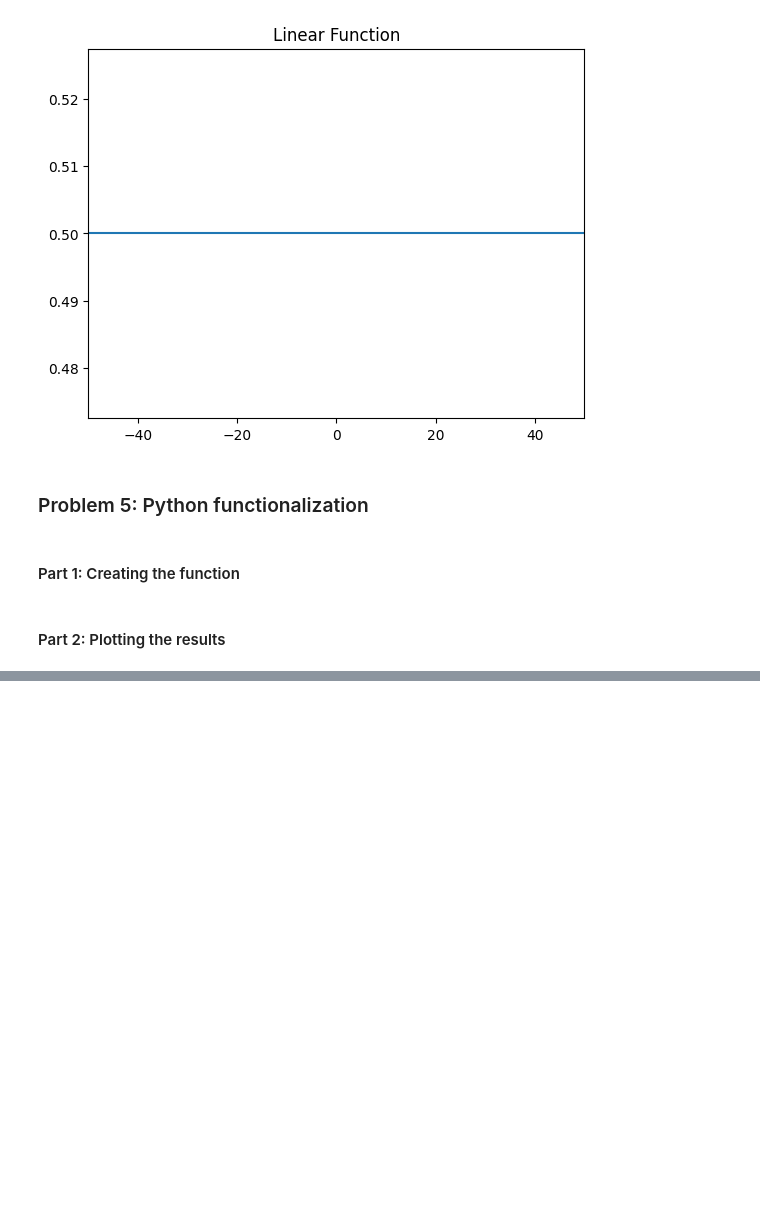
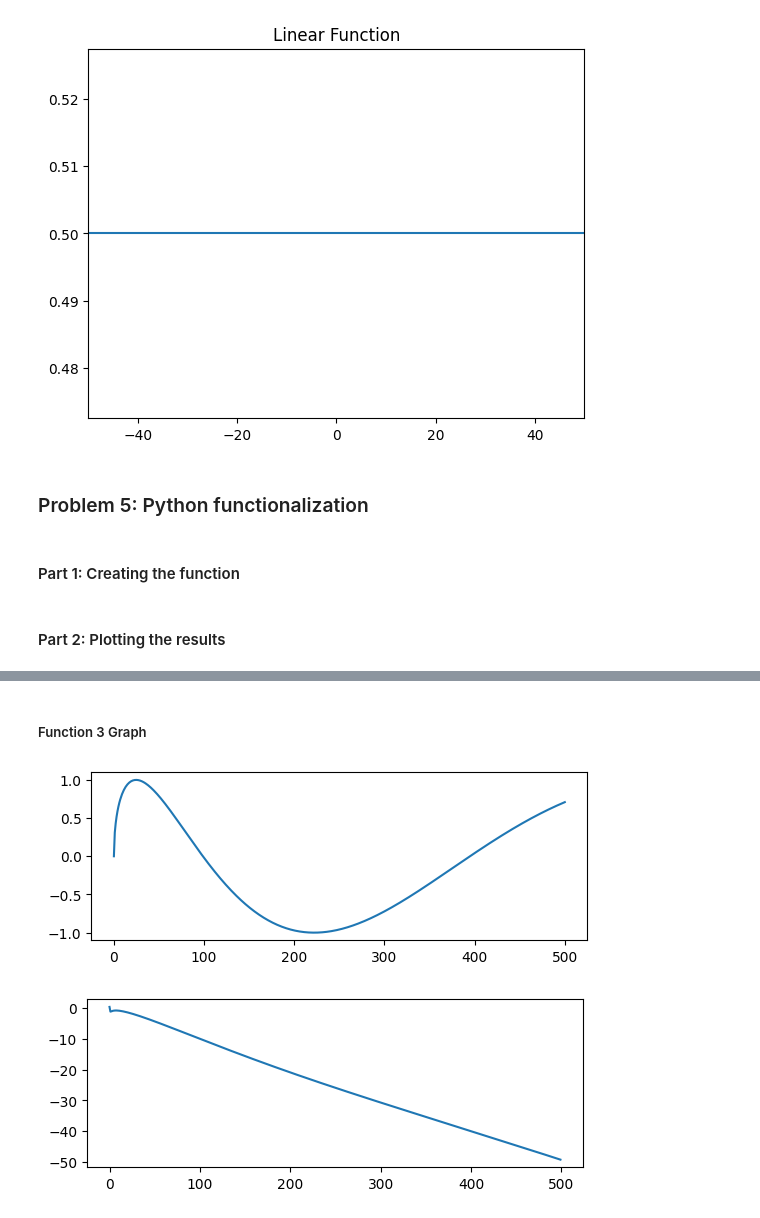
Before and after one commit to David-Jr/divic-ml-course-assignments, a Jupyter notebook: 2d-array-and-gradient-problem/2d-array-and-gradient-problem.ipynb, the cells around one changed output, grey strips where cells are left out. Saved outputs shown, nothing was run; the diff lists cells and outputs as text; code cells hidden in the pictures; blank space fills up the shorter version.

```diff
--- a/2d-array-and-gradient-problem/2d-array-and-gradient-problem.ipynb
+++ b/2d-array-and-gradient-problem/2d-array-and-gradient-problem.ipynb
@@ -118,0 +113,15 @@ plt.show()
+# %% [markdown]
+##### Function 3 Graph
+# %%
+plt.title("Function 3")
+plt.subplot(2, 1, 1)
+plt.plot(array_xy3.transpose()[1])
+plt.show()
+
+plt.title("Function 3 Gradient")
+plt.subplot(2, 1, 2)
+plt.plot(gradient3)
+plt.show()
+# %% [output]
+[figure, added]
+[figure, added]
```
Also changed, not shown: parts of 5 cells of this notebook.
